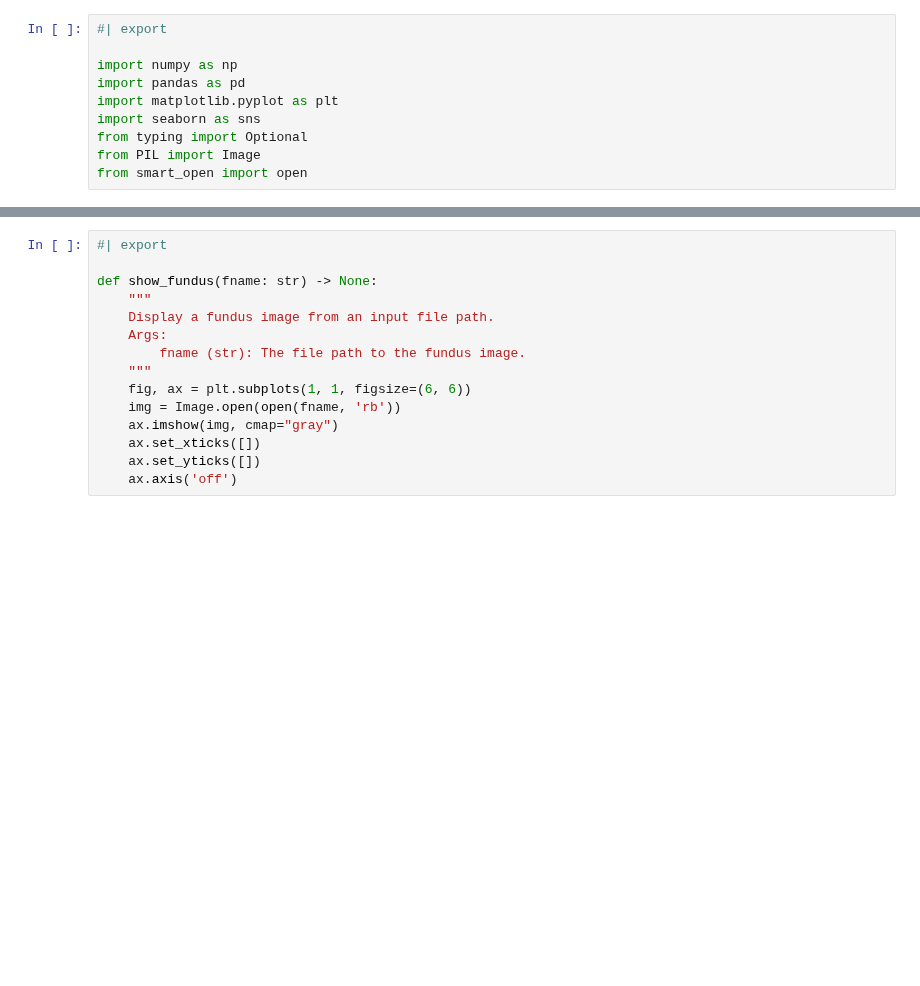
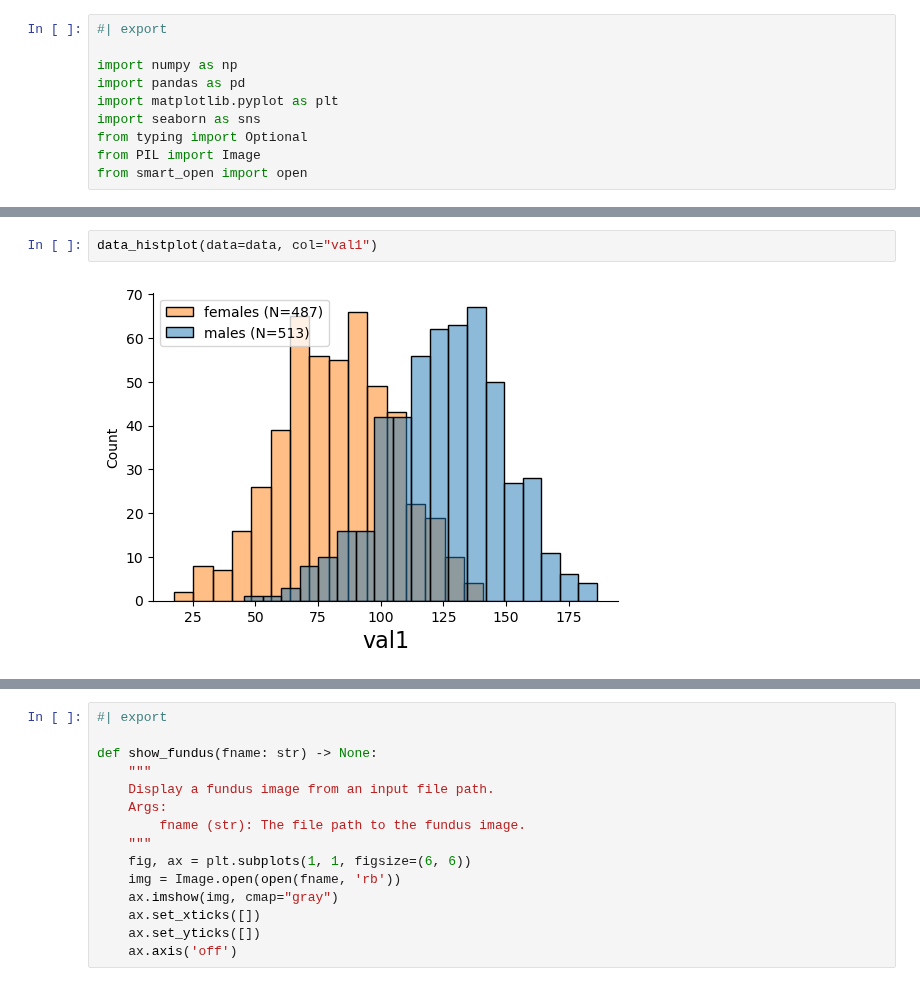
Before and after one commit to pheno-ai/pheno-utils, a Jupyter notebook: nbs/01_basic_plots.ipynb, the cells around one changed output, grey strips where cells are left out. Cells and saved outputs as stored; diff of their text form; blank space fills up the shorter version.

```diff
--- a/nbs/01_basic_plots.ipynb
+++ b/nbs/01_basic_plots.ipynb
@@ -30,0 +86,4 @@ from pheno_utils.config import (
+# %%
+data_histplot(data=data, col="val1")
+# %% [output]
+[figure, added]
```
Also changed, not shown: parts of 17 cells of this notebook, 3 other files.
